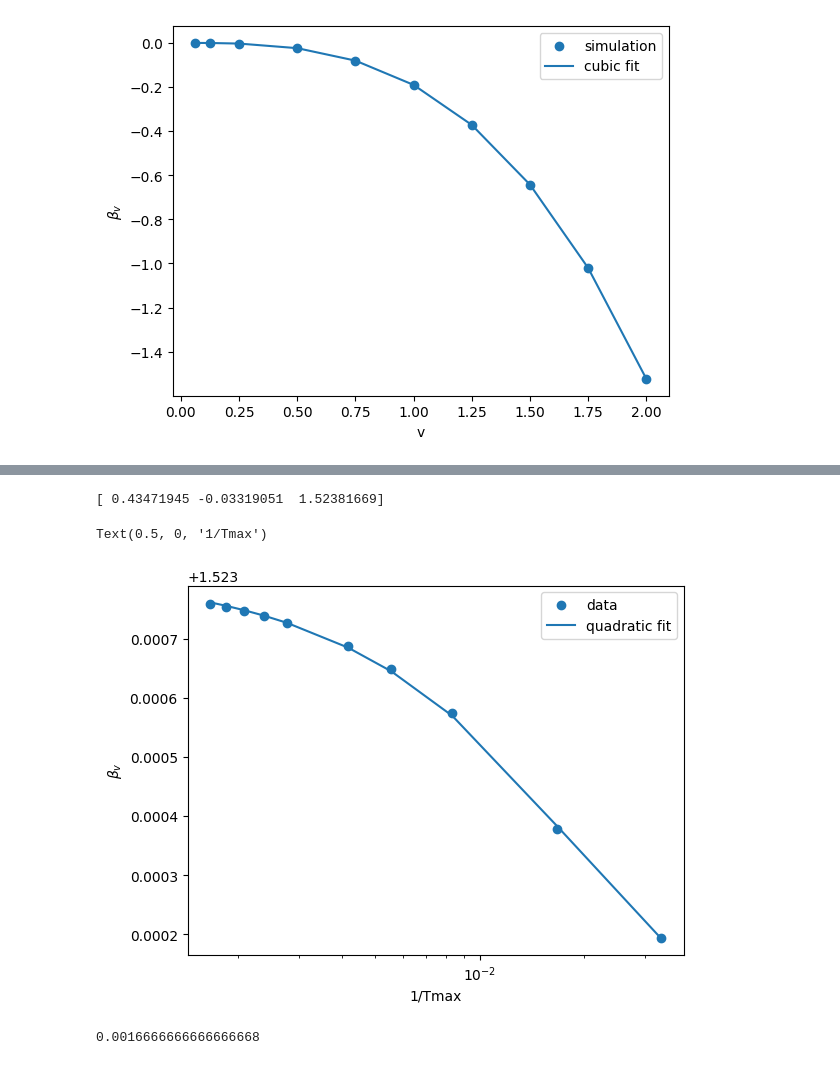
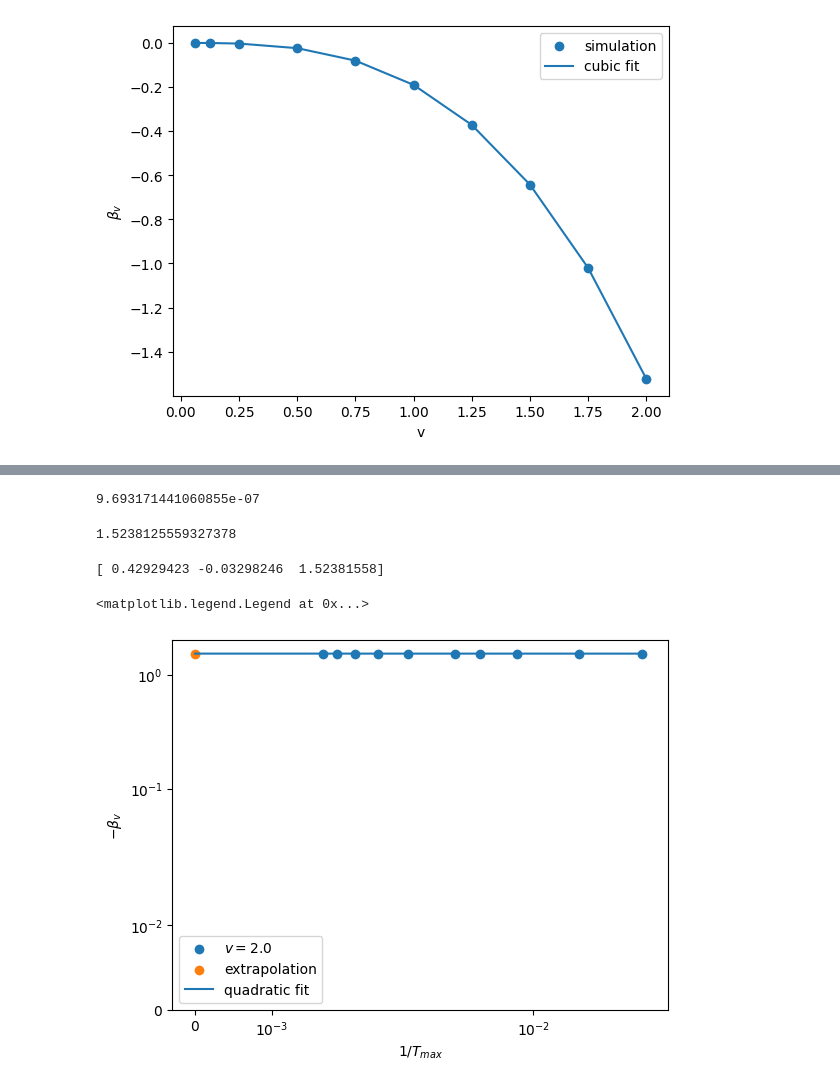
Before and after one commit to dszv/KdVB, a Jupyter notebook: extr.ipynb, the cells around one changed output, grey strips where cells are left out. Saved outputs shown, nothing was run; the diff lists cells and outputs as text; code cells hidden in the pictures.

```diff
--- a/extr.ipynb
+++ b/extr.ipynb
@@ -60,30 +55,46 @@ pl.xscale('log')
-# %%
-fit2 = np.polyfit(inverted_TT, bv, 2, rcond=None, full=False, w=None, cov=False)
-print(fit2)
-def f(h):
-    return fit2[0]*h**2 + fit2[1]*h + fit2[2]
-# %% [output]
-[ 0.43471945 -0.03319051  1.52381669]
-# %%
-fitted2 = [f(x) for x in inverted_TT]
-pl.scatter(inverted_TT, bv, label='data')
-pl.plot(inverted_TT, fitted2, label='quadratic fit')
-pl.legend()
-pl.xscale('log')
-pl.ylabel(r'$\beta _v$')
-pl.xlabel('1/Tmax')
-# %% [output]
-Text(0.5, 0, '1/Tmax')
-[figure, removed]
-# %%
-h = 1/TT[-1]
-print(h)
-# %% [output]
-0.0016666666666666668
 # %%
-A_opti = 0
-A_init = f(h)
-k = 3
-while np.abs(A_opti - A_init) > 0.0001:
-    A_init = f(h)
-    A_opti = 2**k * f(h/2)
+# Richardson extrapolation
+
+fit2 = np.polyfit(inverted_TT[:-1], bv[:-1], 2, rcond=None, full=False, w=None, cov=False)
+Ah = fit2[-1]
+
+fit3 = np.polyfit(inverted_TT, bv, 2, rcond=None, full=False, w=None, cov=False)
+Ah_s = fit3[-1]
+
+print(np.abs(Ah_s - Ah))
+# %% [output]
+9.693171441060855e-07
+# %%
+tTmax = TT[-2]
+Tmax = TT[-1]
+s = Tmax/tTmax
+
+n = 2
+A = (s**n * Ah_s - Ah)/(s**n - 1)
+print(A)
+# %% [output]
+1.5238125559327378
+# %%
+final_fit = np.polyfit(inverted_TT + [0.0], bv + [A], 2, rcond=None, full=False, w=None, cov=False)
+print(final_fit)
+# %% [output]
+[ 0.42929423 -0.03298246  1.52381558]
+# %%
+x = np.linspace(0.0, 0.035, num=100)
+y = final_fit[0]*x**2 + final_fit[1]*x + final_fit[2]
+
+pl.scatter(inverted_TT, bv, label=r'$v = 2.0$')
+pl.scatter([0.0], [A], label='extrapolation')
+pl.plot(x, y, label='quadratic fit')
+
+pl.xlabel(r'$1/T_{max}$')
+pl.xscale('symlog', linthresh=0.003)
+# pl.xscale('log')
+pl.ylabel(r'$-\beta _v$')
+pl.yscale('symlog', linthresh=0.015)
+pl.ylim(0.0, 2.0)
+
+pl.legend()
+# %% [output]
+<matplotlib.legend.Legend at 0x...>
+[figure, added]
```
Also changed, not shown: parts of 3 cells of this notebook.
